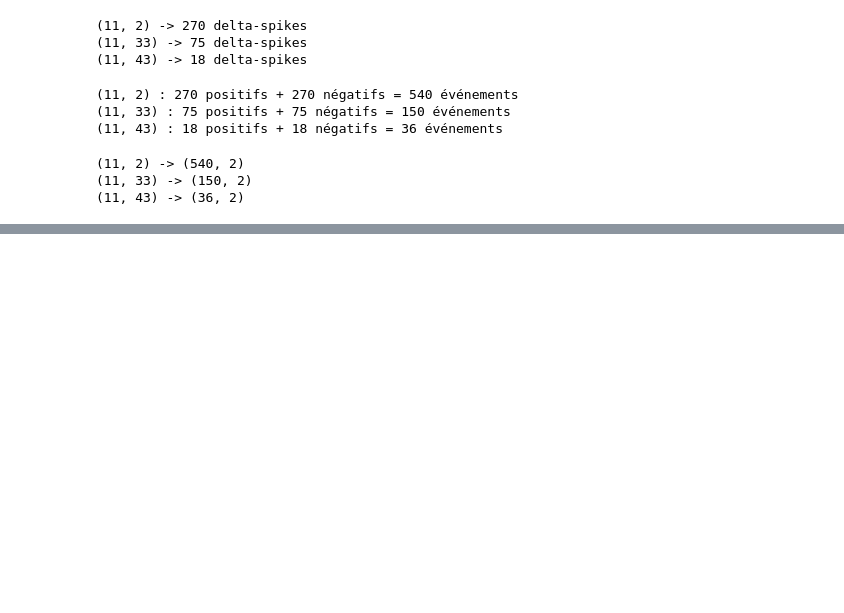
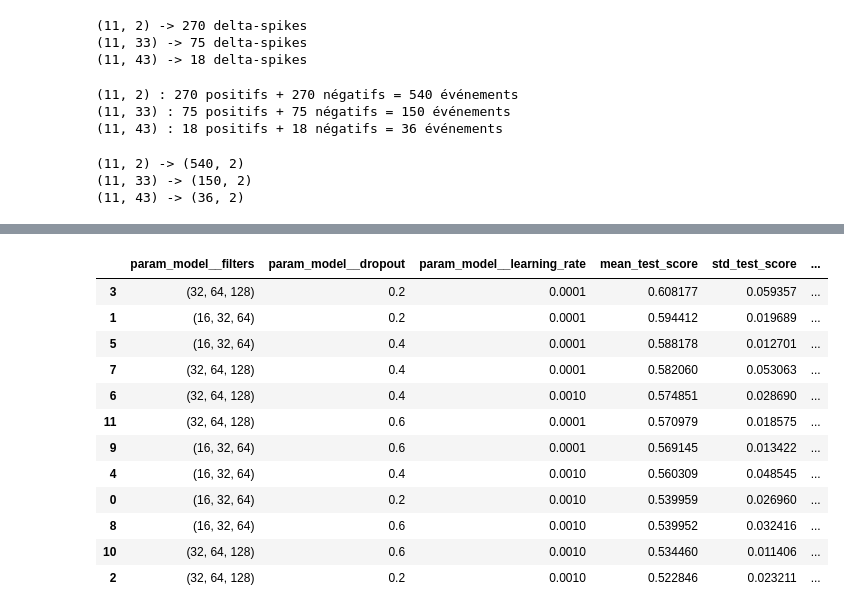
Before and after one commit to laura-marin3/Projet_final, a Jupyter notebook: scripts/Projet.ipynb, the cells around one changed output, grey strips where cells are left out. Cells and saved outputs as stored; diff of their text form; code cells hidden in the pictures; blank space fills up the shorter version.

```diff
--- a/scripts/Projet.ipynb
+++ b/scripts/Projet.ipynb
@@ -3444,0 +4410,23 @@ print(data_112[0].shape)
+# %%
+def ap_scorer(estimator, X, y):
+    y_proba = estimator.predict_proba(X)[:, 1]
+    return average_precision_score(y, y_proba)
+
+grid2 = GridSearchCV(
+    estimator=cnn,
+    param_grid=param_grid,
+    scoring=ap_scorer,
+    cv=cv,
+    refit=True,
+    verbose=2,
+    n_jobs=1,
+    error_score="raise"
+)
+
+grid2.fit(X_grid, y_grid)
+
+print("Meilleurs paramètres :")
+print(grid2.best_params_)
+
+print("\nMeilleure AP CV :")
+print(grid2.best_score_)
@@ -3444,0 +4451,29 @@ print(data_112[0].shape)
+# %%
+results2 = pd.DataFrame(grid2.cv_results_)
+
+display(
+    results2[
+        [
+            "param_model__filters",
+            "param_model__dropout",
+            "param_model__learning_rate",
+            "mean_test_score",
+            "std_test_score",
+            "rank_test_score"
+        ]
+    ].sort_values("rank_test_score")
+)
+# %% [output]
+|  | param_model__filters | param_model__dropout | param_model__learning_rate | mean_test_score | std_test_score | ... |
+| 3 | (32, 64, 128) | 0.2 | 0.0001 | 0.608177 | 0.059357 | ... |
+| 1 | (16, 32, 64) | 0.2 | 0.0001 | 0.594412 | 0.019689 | ... |
+| 5 | (16, 32, 64) | 0.4 | 0.0001 | 0.588178 | 0.012701 | ... |
+| 7 | (32, 64, 128) | 0.4 | 0.0001 | 0.582060 | 0.053063 | ... |
+| 6 | (32, 64, 128) | 0.4 | 0.0010 | 0.574851 | 0.028690 | ... |
+| 11 | (32, 64, 128) | 0.6 | 0.0001 | 0.570979 | 0.018575 | ... |
+| 9 | (16, 32, 64) | 0.6 | 0.0001 | 0.569145 | 0.013422 | ... |
+| 4 | (16, 32, 64) | 0.4 | 0.0010 | 0.560309 | 0.048545 | ... |
+| 0 | (16, 32, 64) | 0.2 | 0.0010 | 0.539959 | 0.026960 | ... |
+| 8 | (16, 32, 64) | 0.6 | 0.0010 | 0.539952 | 0.032416 | ... |
+| 10 | (32, 64, 128) | 0.6 | 0.0010 | 0.534460 | 0.011406 | ... |
+| 2 | (32, 64, 128) | 0.2 | 0.0010 | 0.522846 | 0.023211 | ... |
```
Also changed, not shown: parts of 68 cells of this notebook, 6 other files.
